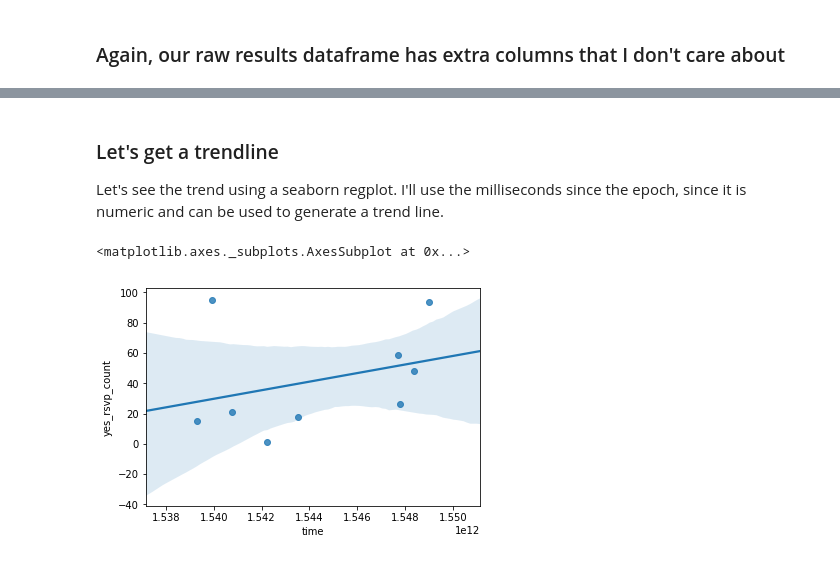
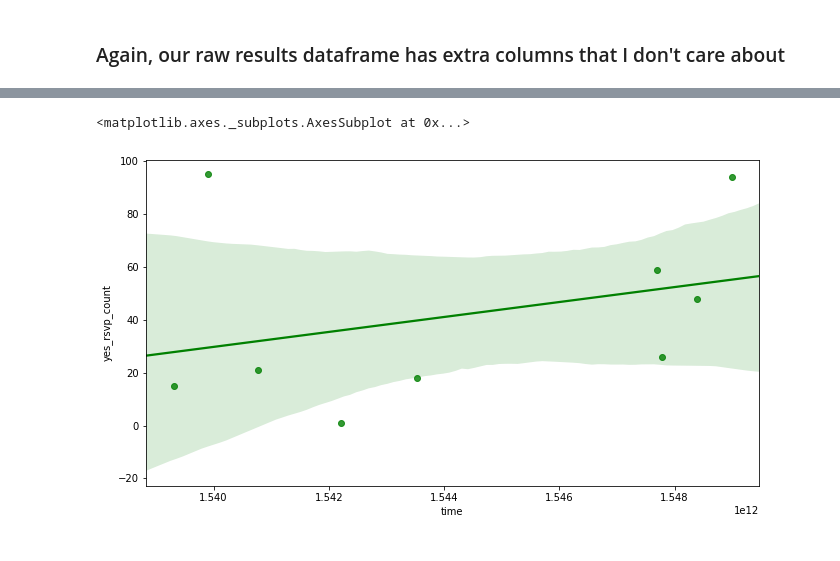
Before and after one commit to redpanda-ai/datascience_challenges, a Jupyter notebook: 01_explore_meetup_api/explore_sf_meetups.ipynb, the cells around one changed output, grey strips where cells are left out. Cells and saved outputs as stored; diff of their text form; code cells hidden in the pictures.

Commit message:
Heavy notebook cleanup, better visualizations and markdown cells

```diff
--- a/01_explore_meetup_api/explore_sf_meetups.ipynb
+++ b/01_explore_meetup_api/explore_sf_meetups.ipynb
@@ -449,9 +512,11 @@ I only need to unpack the **id** from the **group** object, let's do that now.
 # %%
 def get_id(my_dict):
+    """Extract the id member of a python dictionary"""
     return my_dict["id"]
 
 raw_results_df["id"] = raw_results_df["group"].apply(get_id)
 
+# Let's
 columns = ['id', 'time', 'duration', 'yes_rsvp_count']
 raw_results_df = raw_results_df[columns]
 raw_results_df.head(1)
@@ -465,7 +536,10 @@ Let's add a human-readable equivalent to the data frame.
 # %%
 for field in ["time"]:
-    raw_results_df[field+"_dt"] = pd.to_datetime(raw_results_df[field],
-                                                 unit='ms')
+    raw_results_df["time_dt"] = pd.to_datetime(
+        raw_results_df[field], unit='ms').dt.strftime('%m/%d/%y %H:%M')
+
+    #raw_results_df["time_dt"] = raw_results_df["time_dt"].strftime('%m/%d/%y')
+
 columns = ['id', 'time','time_dt', 'duration', 'yes_rsvp_count']
 raw_results_df = raw_results_df[columns]
 raw_results_df.head(1)
@@ -479,15 +553,14 @@ It's easier for humans to read days, hours, and minutes.
 # %%
-def convert_to_d_h_m_s(ms):
-    """Return the tuple of days, hours, minutes and seconds."""
+def millis_2_hours_and_minutes(ms):
+    """Converts milliseconds to hours and minutes."""
     seconds = ms / 1000
     minutes, seconds = divmod(seconds, 60)
     hours, minutes = divmod(minutes, 60)
-    days, hours = divmod(hours, 24)
 
-    return f"{days} days, {hours} hours, {minutes} minutes"
+    return f"{int(hours)} hours, {int(minutes)} minutes"
 
 raw_results_df["duration"] = raw_results_df["duration"].apply(
-    convert_to_d_h_m_s)
+    millis_2_hours_and_minutes)
 
 raw_results_df.head(1)
 # %% [output]
@@ -555,0 +634,5 @@ interesting_group_df
+# %%
+plt.rcParams['figure.figsize'] = [11, 6]
+
+lines = interesting_group_df[['yes_rsvp_count', 'time_dt']].plot(
+    kind='bar', x='time_dt', y='yes_rsvp_count', style='.-')
@@ -566,13 +652,6 @@ lines = interesting_group_df[['time_dt', 'yes_rsvp_count']].plot(
-# %% [markdown]
-### Let's get a trendline
-
-Let's see the trend using a seaborn regplot.  I'll use the milliseconds
-since the epoch, since it is numeric and can be used to generate a trend line.
 # %%
-%%capture --no-display
-
-#interesting_group_df
-sb.regplot(x='time', y='yes_rsvp_count', data=interesting_group_df);
+sb.regplot(x='time', y='yes_rsvp_count', data=interesting_group_df,
+           color="green")
 # %% [output]
 <matplotlib.axes._subplots.AxesSubplot at 0x...>
-[figure, old version]
+[figure, new version]
```
Also changed, not shown: parts of 89 cells of this notebook.
